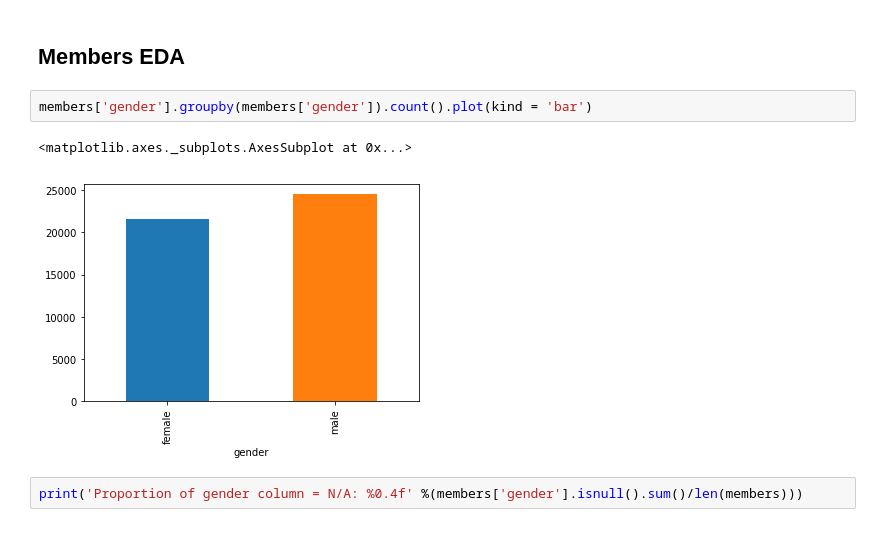
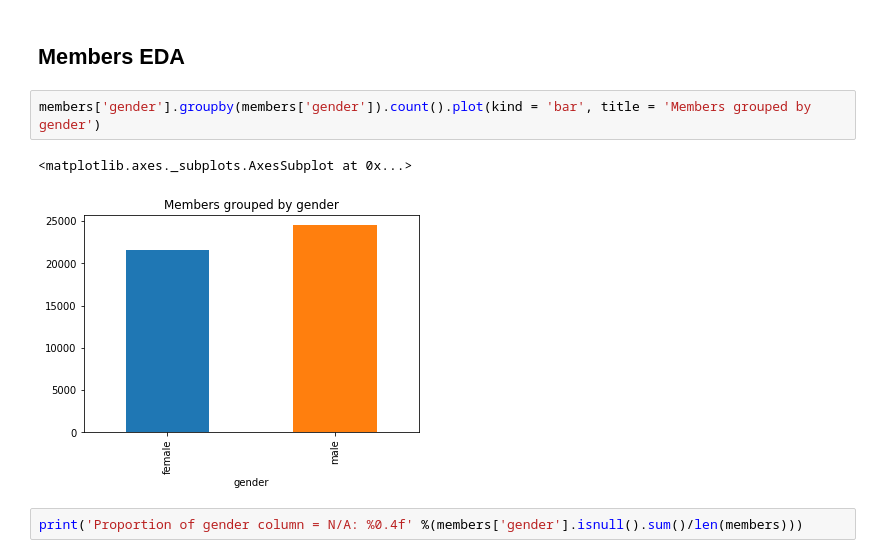
Before and after one commit to ajolson89/W207Fall2018Final, a Jupyter notebook: W207_FinalProj_01DataPrep_KennedyKhannaOlson_Final.ipynb, the cells around one changed output. Drawn from its saved outputs; the diff is of its cells as text.

```diff
--- a/W207_FinalProj_01DataPrep_KennedyKhannaOlson_Final.ipynb
+++ b/W207_FinalProj_01DataPrep_KennedyKhannaOlson_Final.ipynb
@@ -910,10 +922,10 @@ We can see that num_100 (or listening to the entire song) is by far the most pop
 # %% [markdown]
 ## Members EDA
 # %%
-members['gender'].groupby(members['gender']).count().plot(kind = 'bar')
+members['gender'].groupby(members['gender']).count().plot(kind = 'bar', title = 'Members grouped by gender')
 # %% [output]
 <matplotlib.axes._subplots.AxesSubplot at 0x...>
-[figure, old version]
+[figure, new version]
 # %%
 print('Proportion of gender column = N/A: %0.4f' %(members['gender'].isnull().sum()/len(members)))
 # %% [output]
```
Also changed, not shown: parts of 5 cells of this notebook, 1 other file.
